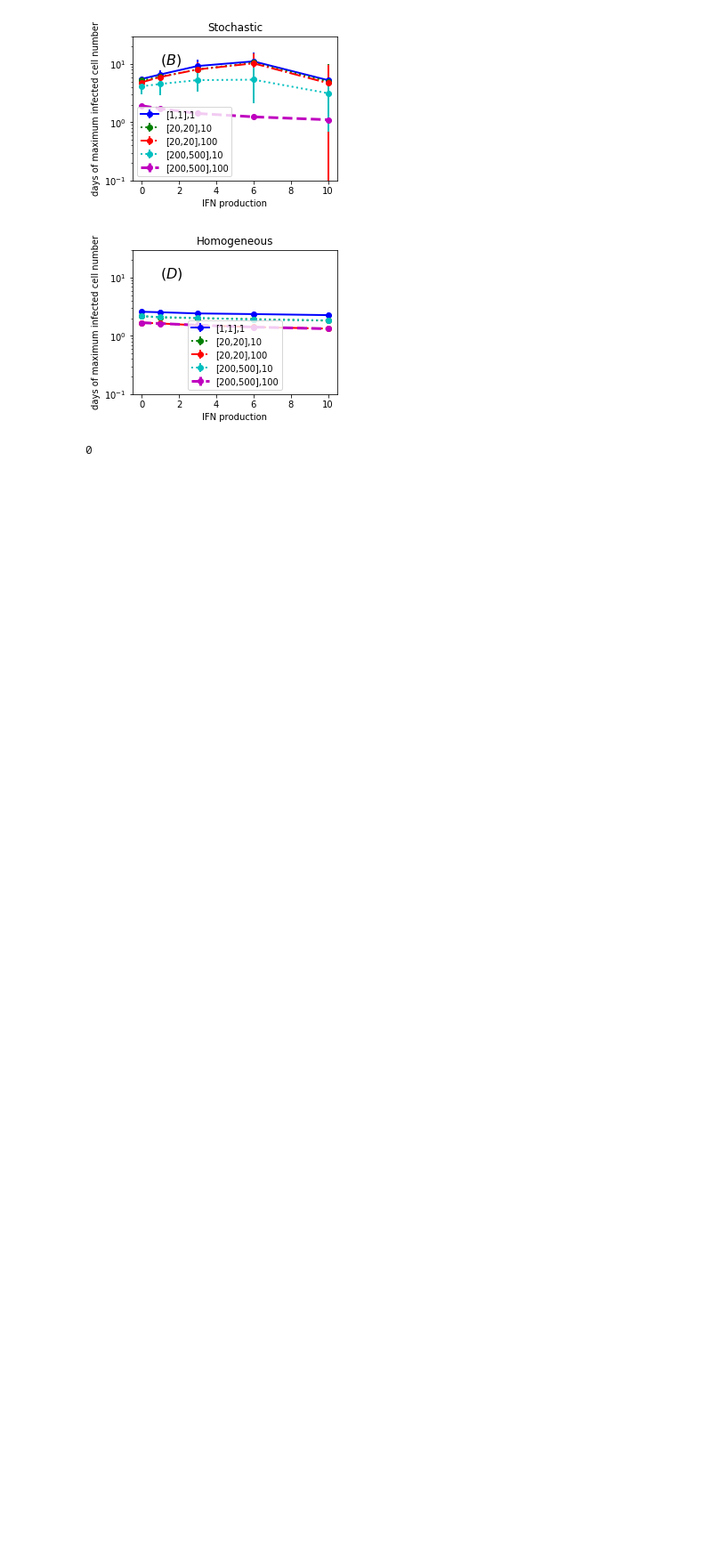
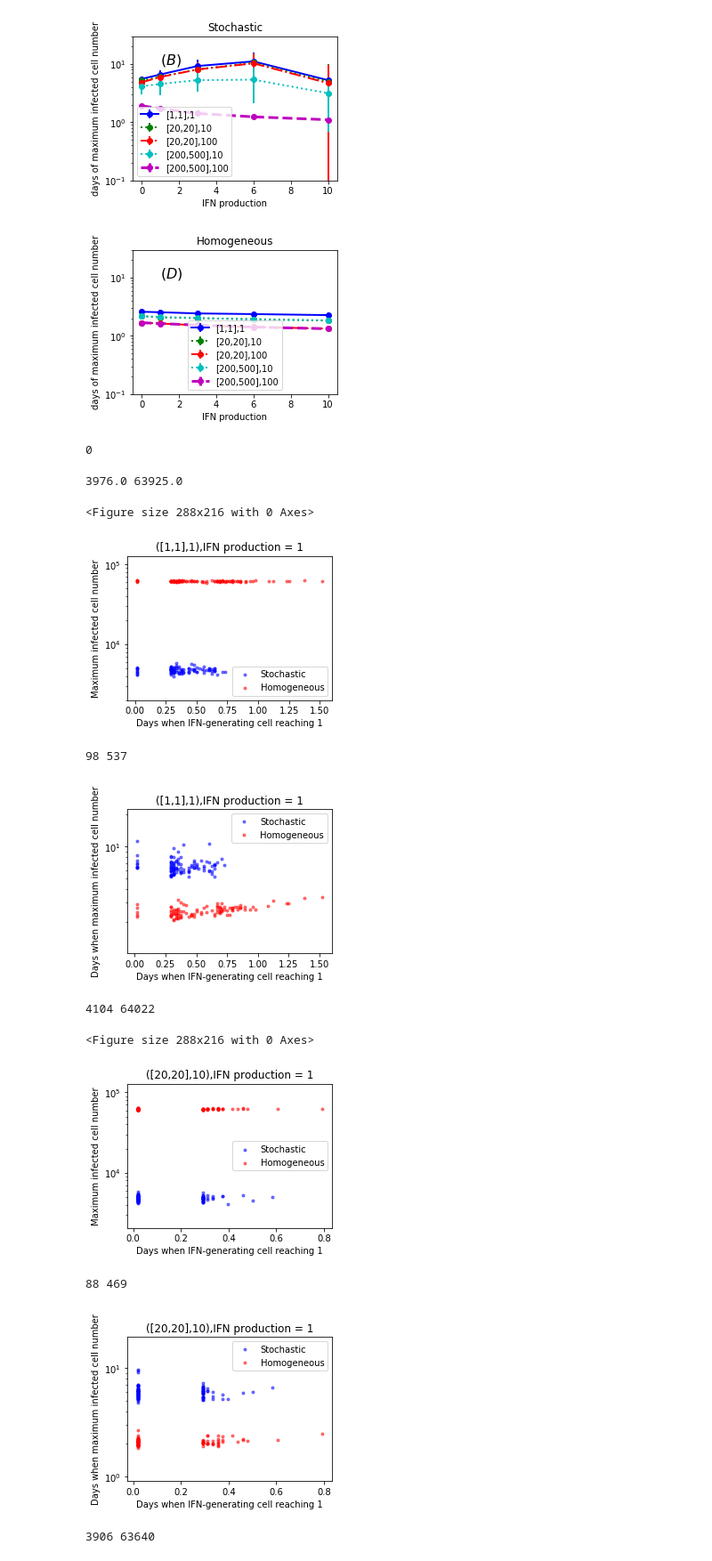
Before and after one commit to pinghanchu/Cellular-automaton-Virus, a Jupyter notebook: PaperFigures.ipynb, the cells around one changed output. Shown at 89% size. Cells and saved outputs as stored; diff of their text form; code cells hidden in the pictures; blank space fills up the shorter version.

Commit message:
Update PaperFigures.ipynb with new functions

```diff
--- a/PaperFigures.ipynb
+++ b/PaperFigures.ipynb
@@ -398,0 +491,53 @@ plot_argmax_IFN_PRODS(dfinitialvirus)
+# %%
+def Nifn(N):
+    font = {'family': 'serif',
+            'color':  'black',
+            'weight': 'normal',
+            'size': 16,
+            }
+    linestyles = ['-',':','-.',':','--']
+    linewidths = [2,2,2,2,3]
+    linecolors = ['b','g','r','c','m']
+
+
+    ifn_prods = [0,1,3,6,10]
+    initial_virus = [[1,1,1],[20,20,10],[20,20,100],[200,500,10],[200,500,100]]
+    isstochastic=[["stochastic",1,1000],["homogenous",0,280]]
+
+    InitialRun=0
+    FinalRun=100
+    ivirus_prods=2
+    ivirus_diff=1
+    iifn_diff=5
+    iifn_prob=0.1
+    ivirus_reduction=0.5
+
+    total =[]
+    path = "data_py"
+    for iifn_prods in [1,3,6,10]:
+        for s1,s2,vnumb in initial_virus:
+            plt.figure(figsize=(4, 3))
+            plt.subplots_adjust(left=0.2, right=0.97, top=0.9, bottom=0.15)
+
+            Is=1
+            df1=Read(path,InitialRun,FinalRun,ivirus_prods,ivirus_diff,iifn_prods,iifn_diff,iifn_prob,ivirus_reduction,Is,s1,s2,vnumb)
+            df11= CalculateNIFN(df1,iifn_prods,s1,s2,vnumb,Is,N)
+            Is=0
+            df2=Read(path,InitialRun,FinalRun,ivirus_prods,ivirus_diff,iifn_prods,iifn_diff,iifn_prob,ivirus_reduction,Is,s1,s2,vnumb)
+            df22= CalculateNIFN(df2,iifn_prods,s1,s2,vnumb,Is,N)
+            plot_maxinfected_Nifn(df11,df22,iifn_prods,s1,s2,vnumb,N)
+            plot_argmaxinfected_Nifn(df11,df22,iifn_prods,s1,s2,vnumb,N)
+# %%
+Nifn(1)
+# %% [output]
+3976.0 63925.0
+<Figure size 288x216 with 0 Axes>
+[figure, added]
+98 537
+[figure, added]
+4104 64022
+<Figure size 288x216 with 0 Axes>
+[figure, added]
+88 469
+[figure, added]
+3906 63640
```
Also changed, not shown: parts of 7 cells of this notebook.
